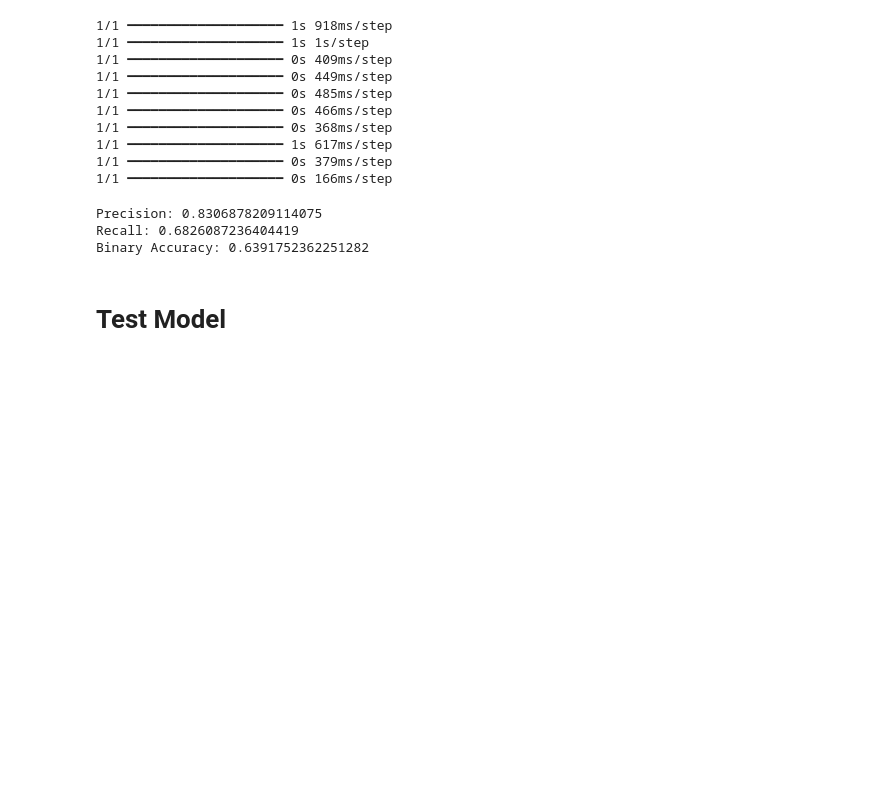
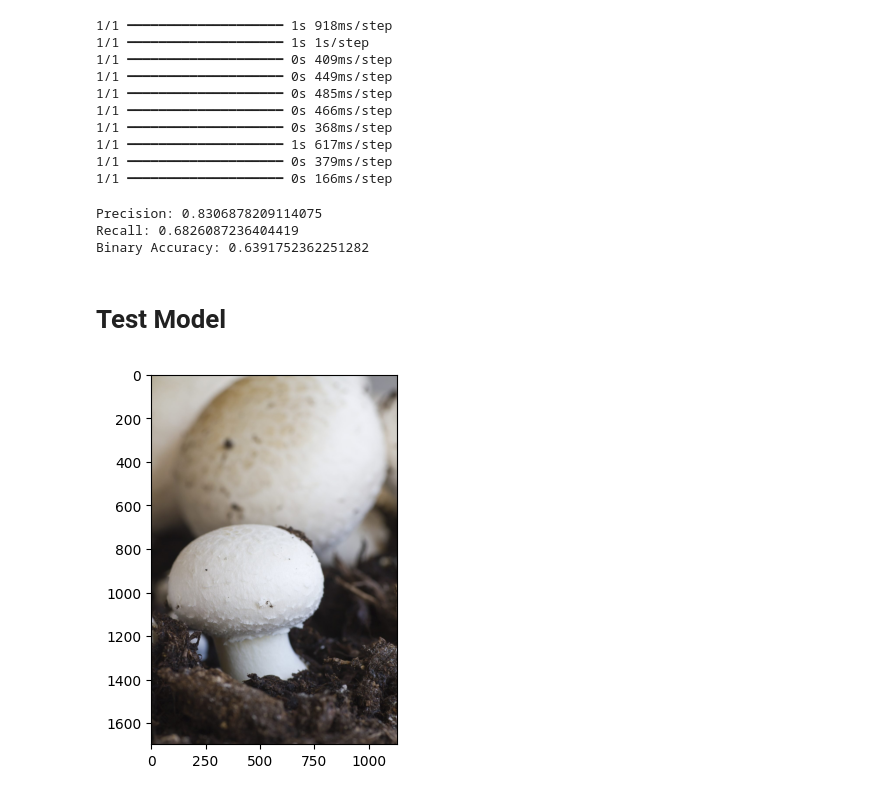
Before and after one commit to KINYENJE/Edible-vs-Poisonous-Mushroom-Classificarion, a Jupyter notebook: img_class_vscode.ipynb, the cells around one changed output. Saved outputs shown, nothing was run; the diff lists cells and outputs as text; code cells hidden in the pictures; blank space fills up the shorter version.

```diff
--- a/img_class_vscode.ipynb
+++ b/img_class_vscode.ipynb
@@ -410,5 +410,7 @@ Binary Accuracy: 0.6391752362251282
 # Test Model
 # %%
 img = cv2.imread(r'C:\Users\ADMIN\Desktop\mushroom_img_classification\button.jpg')
-plt.imshow(img)
+plt.imshow(cv2.cvtColor(img, cv2.COLOR_BGR2RGB))
 plt.show()
+# %% [output]
+[figure, added]
```
Also changed, not shown: parts of 4 cells of this notebook.
